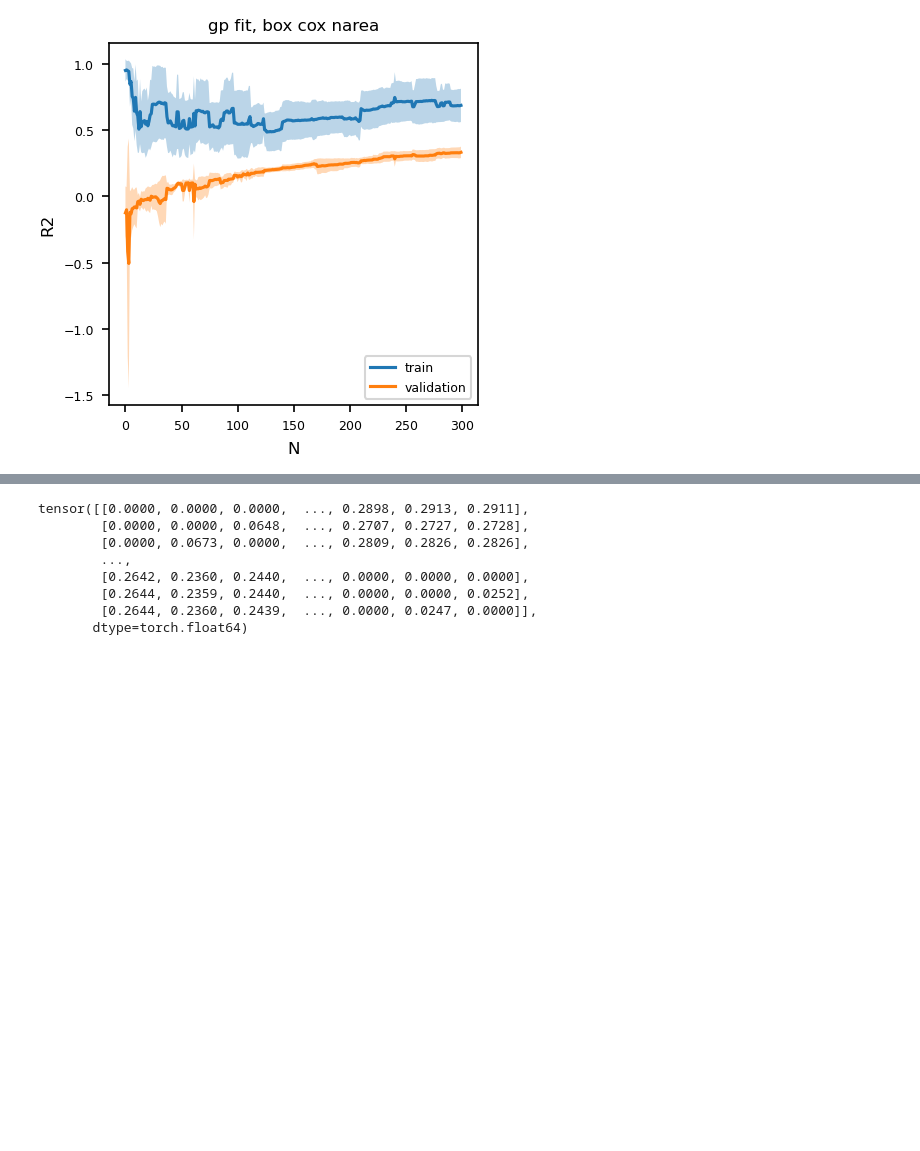
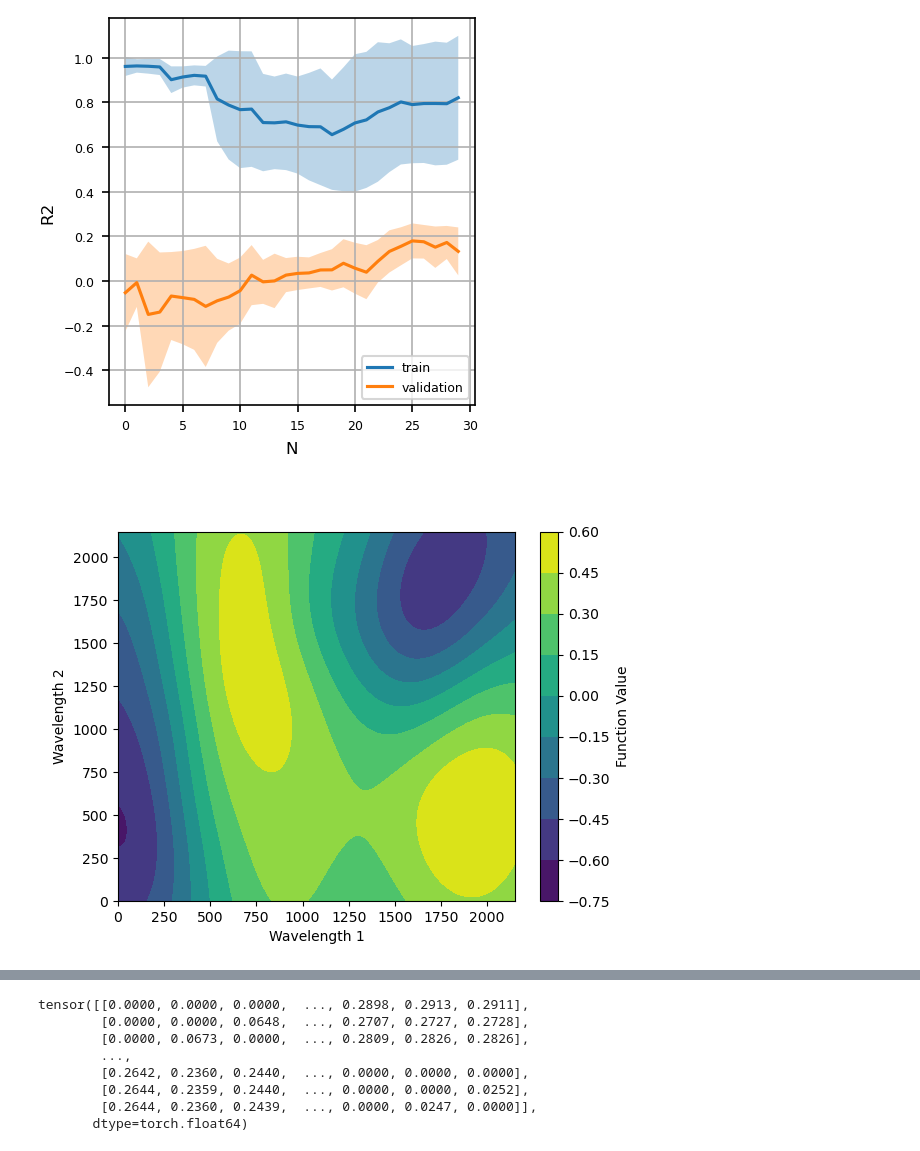
Before and after one commit to stair-lab/bo4ag, a Jupyter notebook: Benchmark/gp_fit_plot.ipynb, the cells around one changed output, grey strips where cells are left out. Saved outputs shown, nothing was run; the diff lists cells and outputs as text; code cells hidden in the pictures; blank space fills up the shorter version.

```diff
--- a/Benchmark/gp_fit_plot.ipynb
+++ b/Benchmark/gp_fit_plot.ipynb
@@ -22,38 +24,45 @@ from scipy.stats import norm
 from botorch.models.transforms.input import Warp
 # %%
 #plotting a learning curve
-timestamp = "gp_fit_log_narea" #change to the run's folder
+timestamp = "test"#"20240417-164214"#"gp_fit_log_narea" #change to the run's folder
 base_path = f"./output/{timestamp}"
-seeds = [0,1,2,3,4]
+seeds = [1,2,3,4]
 trait = "narea"
 
 with plt.rc_context(bundles.icml2022(family="sans-serif", usetex=False, column="full", nrows=2)):
     fig, ax = plt.subplots(1,1, figsize=(3,3))
 
     def getCol(col_name):
         _results = [pd.read_csv(f"{base_path}/gp_{seed}.npy", encoding='utf-8')[col_name] for seed in seeds]
         _results = [np.array(_results[i]) for i in range(0,len(_results))]
         return _results
 
     n = getCol("n")[0]
     train_loss = getCol("train_loss")
     val_loss = getCol("val_loss")
 
     def linePlot(ax, _results, label):
         mean, var = np.mean(_results, axis=0), np.std(_results, axis=0)
         ax.plot(n, mean, label=label)
         ax.fill_between(n, mean - var,  mean + var, alpha=0.3)
         return
 
     linePlot(ax, train_loss, label="train")
     linePlot(ax, val_loss, label="validation")
 
     ax = ax
     #ax.set_title(f"{timestamp}")
-    ax.set_title(f"gp fit, box cox narea")
+    #ax.set_title(f"saas gp fit, narea")
     ax.set_xlabel("N")
     ax.set_ylabel("R2")
     ax.legend(loc="lower right")
+    ax.grid(True)
     plt.show()
+
+for seed in seeds:
+    display(Image(filename=f"{base_path}/gp_{seed}.png"))
+
+    #Image(filename=f"{base_path}/gp_{seed}.png")
 # %% [output]
-[figure, old version]
+[figure, new version]
+[figure, added]
```
Also changed, not shown: parts of 13 cells of this notebook, 1 other file.
